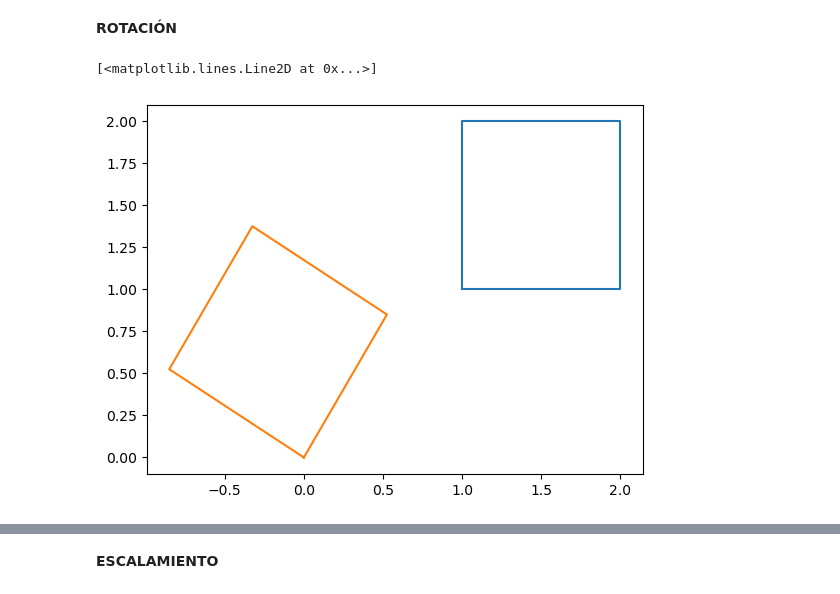
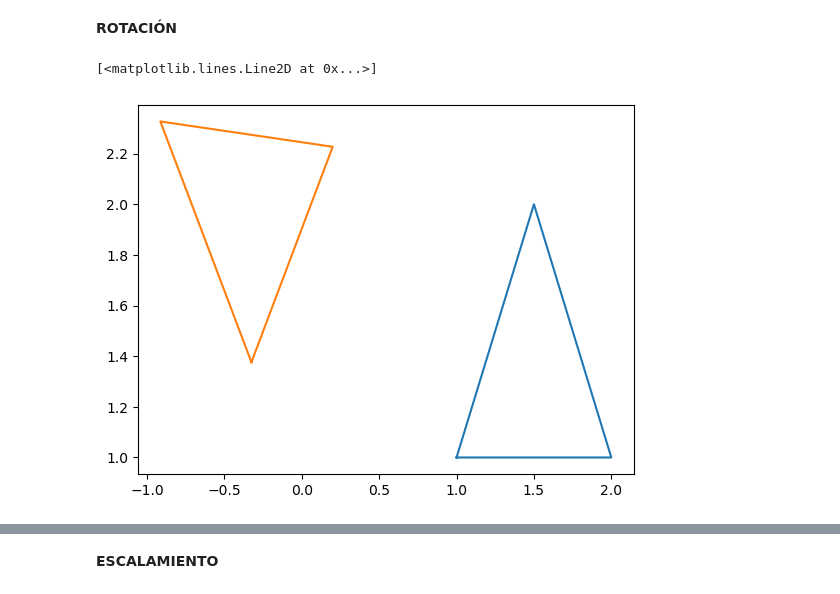
Before and after one commit to hazalvarez/GrafComp24B-3, a Jupyter notebook: TRASLACIÓN, ROTACIÓN Y ESCALAMIENTO FIGURAS 09 10 24.ipynb, the cells around one changed output, grey strips where cells are left out. Saved outputs shown, nothing was run; the diff lists cells and outputs as text; code cells hidden in the pictures.

```diff
--- a/TRASLACIÓN, ROTACIÓN Y ESCALAMIENTO FIGURAS 09 10 24.ipynb
+++ b/TRASLACIÓN, ROTACIÓN Y ESCALAMIENTO FIGURAS 09 10 24.ipynb
@@ -45,20 +57,29 @@ plt.arrow(2, 2, 1, 1, head_width=0.1, head_length=0.2, fc='r', ec='r')
 # %% [markdown]
 **ROTACIÓN**
 # %%
-#coordenadas de la figura origial
-plt.plot([1,2,2,1,1],[1,1,2,2,1])
-#grado de rotación
-theta = 45
-#funcion para rotar la figura
+# Coordenadas del triángulo
+x = [1, 2, 1.5, 1]
+y = [1, 1, 2, 1]
+
+# Grado de rotación
+theta= 45
+
+# Función para rotar la figura
 def rotar(x, y, theta):
-    #formulas
-    x_rot = x * np.cos(theta) - y * np.sin(theta)
-    y_rot = x * np.sin(theta) + y * np.cos(theta)
-    return x_rot, y_rot
-# Rotar el cuadrado
-x_rot, y_rot = rotar(x, y, theta)
-#muestreo de las figura rotada
-plt.plot(x_rot, y_rot)
+    # Convertir listas a arrays de numpy
+    x = np.array(x)
+    y = np.array(y)
+    # Aplicar las fórmulas de rotación
+    xr = x * np.cos(theta) - y * np.sin(theta)
+    yr = x * np.sin(theta) + y * np.cos(theta)
+    return xr, yr
+
+# Rotar el triángulo
+xx, yy = rotar(x, y, theta)
+
+# Graficar el triángulo original y rotado
+plt.plot(x, y)
+plt.plot(xx, yy)
 # %% [output]
 [<matplotlib.lines.Line2D at 0x...>]
-[figure, old version]
+[figure, new version]
```
Also changed, not shown: parts of 5 cells of this notebook.
